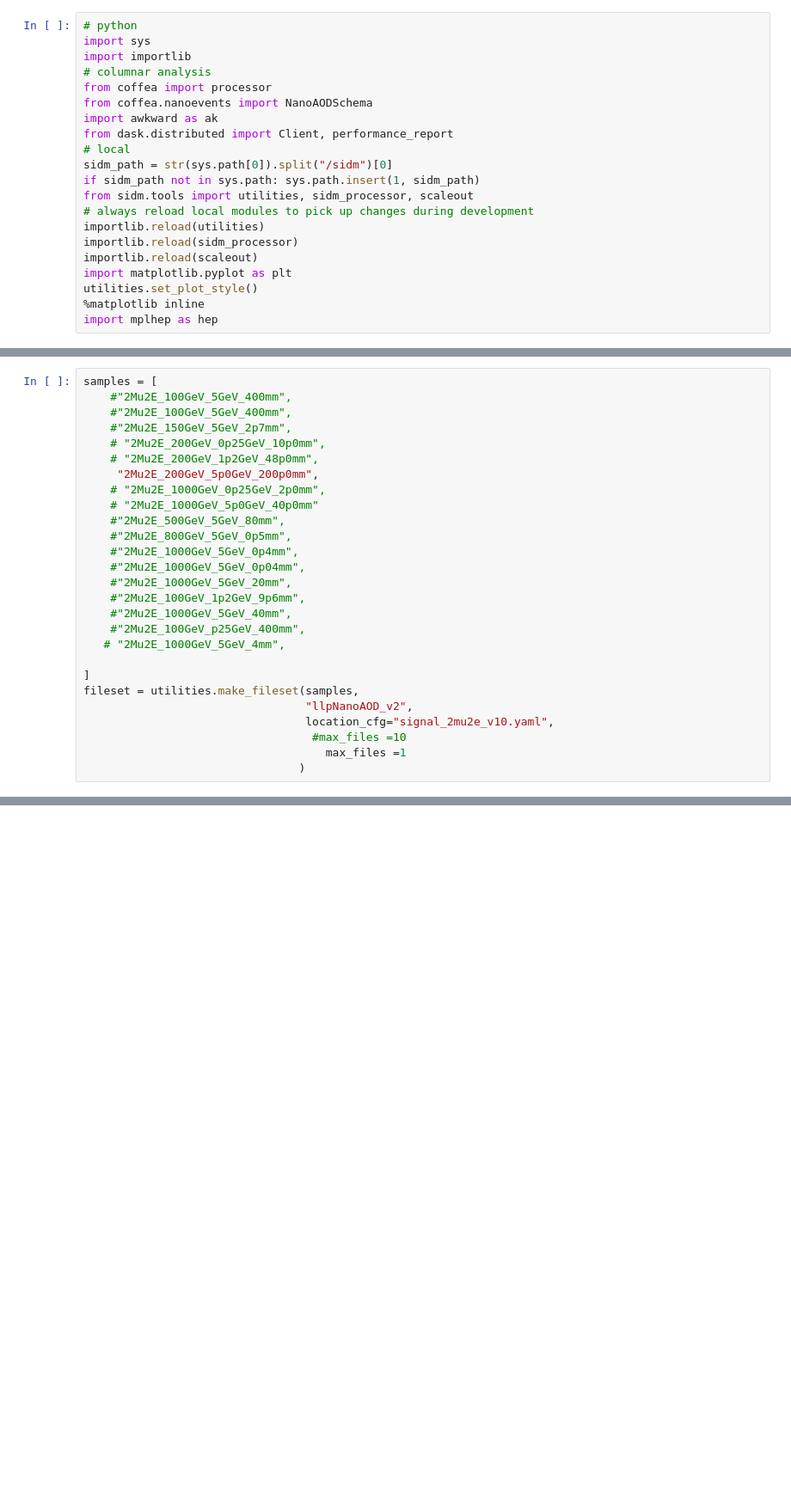
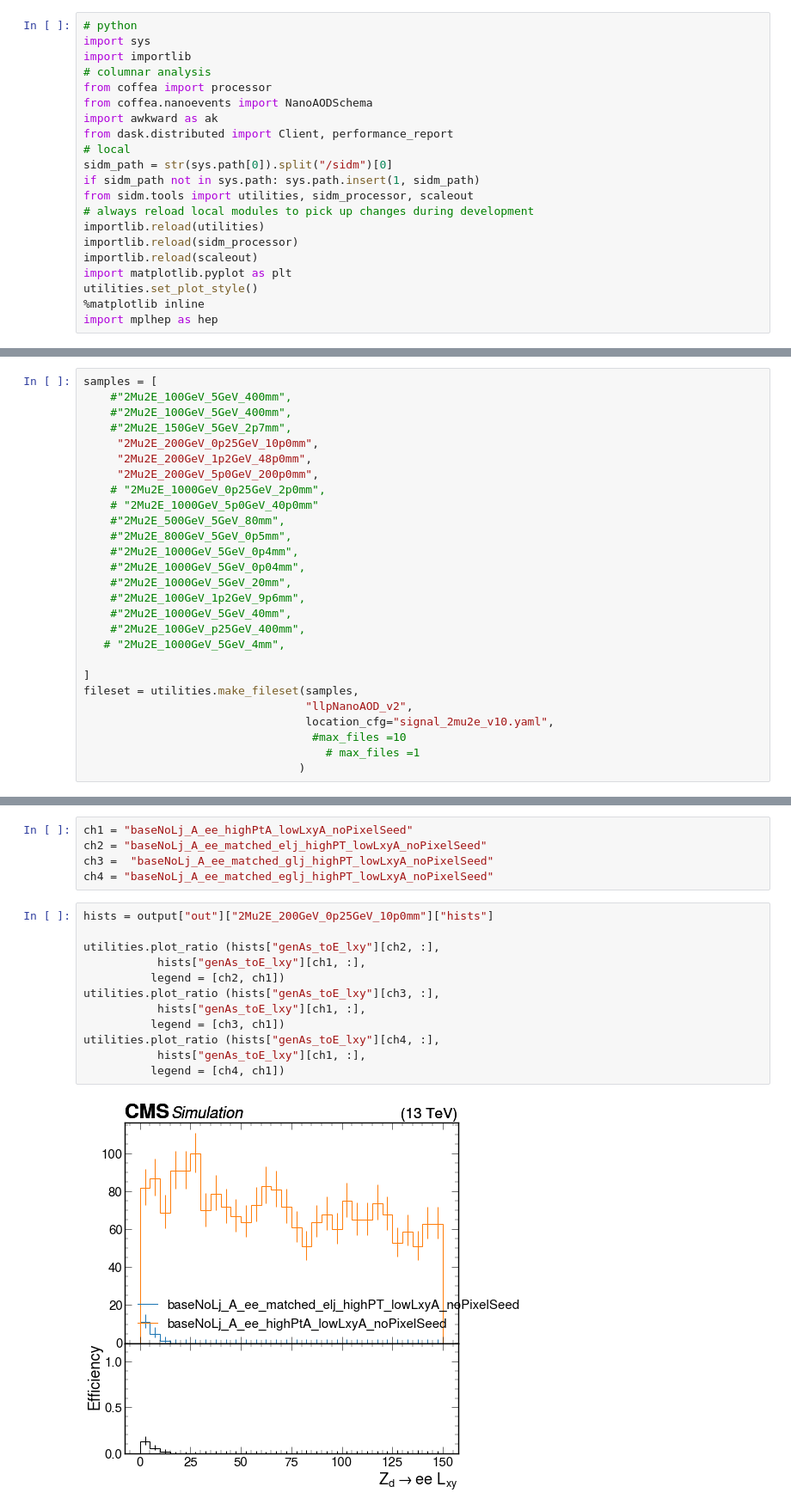
Before and after one commit to yeopjjang/SIDM, a Jupyter notebook: sidm/studies/ljRecoEffi_studies/e_or_g_effi.ipynb, the cells around one changed output, grey strips where cells are left out. Shown at 86% size. Drawn from its saved outputs; the diff is of its cells as text; blank space fills up the shorter version.

Commit message:
Added new plots into the notebook without the pixel seed for photon

```diff
--- a/sidm/studies/ljRecoEffi_studies/e_or_g_effi.ipynb
+++ b/sidm/studies/ljRecoEffi_studies/e_or_g_effi.ipynb
@@ -39,8 +39,8 @@ samples = [
     #"2Mu2E_100GeV_5GeV_400mm",
     #"2Mu2E_100GeV_5GeV_400mm",
     #"2Mu2E_150GeV_5GeV_2p7mm",
-    # "2Mu2E_200GeV_0p25GeV_10p0mm",
-    # "2Mu2E_200GeV_1p2GeV_48p0mm",
+     "2Mu2E_200GeV_0p25GeV_10p0mm",
+     "2Mu2E_200GeV_1p2GeV_48p0mm",
      "2Mu2E_200GeV_5p0GeV_200p0mm",
     # "2Mu2E_1000GeV_0p25GeV_2p0mm",
     # "2Mu2E_1000GeV_5p0GeV_40p0mm"
@@ -59,7 +59,7 @@ fileset = utilities.make_fileset(samples,
                                  "llpNanoAOD_v2",
                                  location_cfg="signal_2mu2e_v10.yaml",
                                   #max_files =10
-                                    max_files =1
+                                    # max_files =1
                                 )
 # %%
 channels = [
@@ -102,0 +129,19 @@ with performance_report(filename="dask-report.html"):
+# %%
+ch1 = "baseNoLj_A_ee_highPtA_lowLxyA_noPixelSeed"
+ch2 = "baseNoLj_A_ee_matched_elj_highPT_lowLxyA_noPixelSeed"
+ch3 =  "baseNoLj_A_ee_matched_glj_highPT_lowLxyA_noPixelSeed"
+ch4 = "baseNoLj_A_ee_matched_eglj_highPT_lowLxyA_noPixelSeed"
+# %%
+hists = output["out"]["2Mu2E_200GeV_0p25GeV_10p0mm"]["hists"]
+
+utilities.plot_ratio (hists["genAs_toE_lxy"][ch2, :],
+           hists["genAs_toE_lxy"][ch1, :],
+          legend = [ch2, ch1])
+utilities.plot_ratio (hists["genAs_toE_lxy"][ch3, :],
+           hists["genAs_toE_lxy"][ch1, :],
+          legend = [ch3, ch1])
+utilities.plot_ratio (hists["genAs_toE_lxy"][ch4, :],
+           hists["genAs_toE_lxy"][ch1, :],
+          legend = [ch4, ch1])
+# %% [output]
+[figure, added]
```
Also changed, not shown: parts of 8 cells of this notebook.
